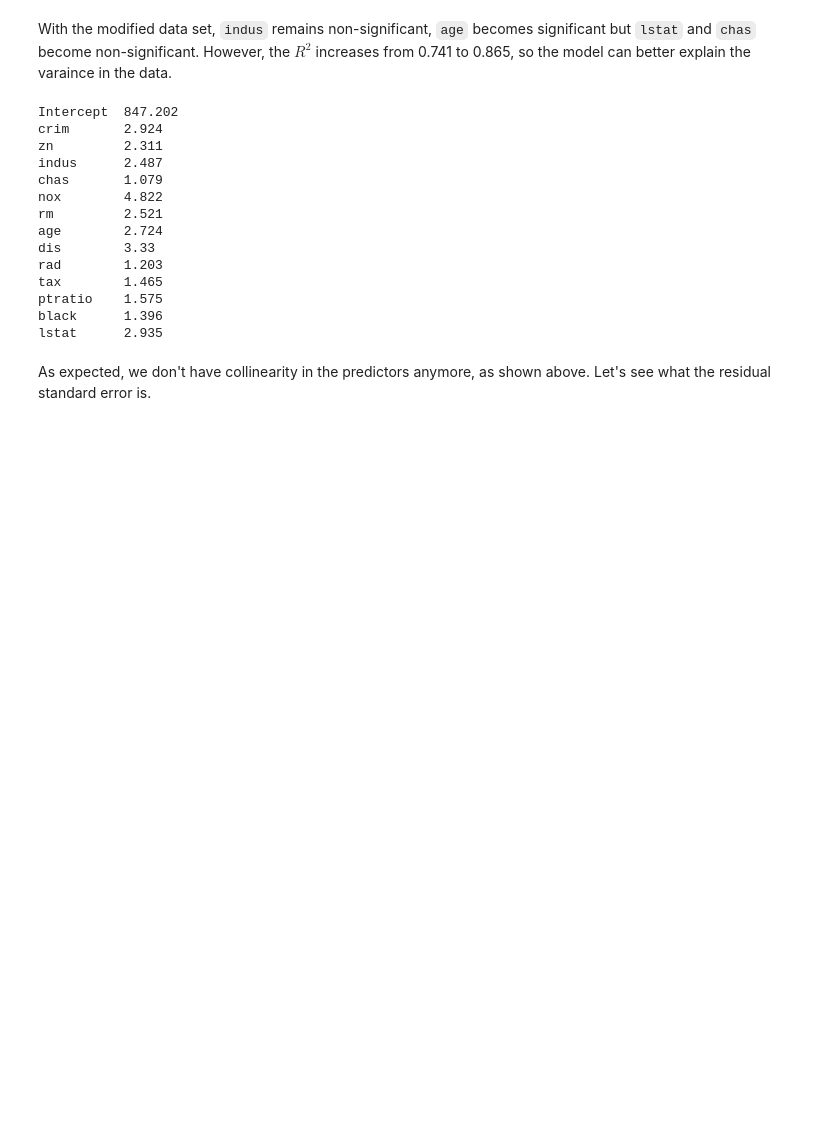
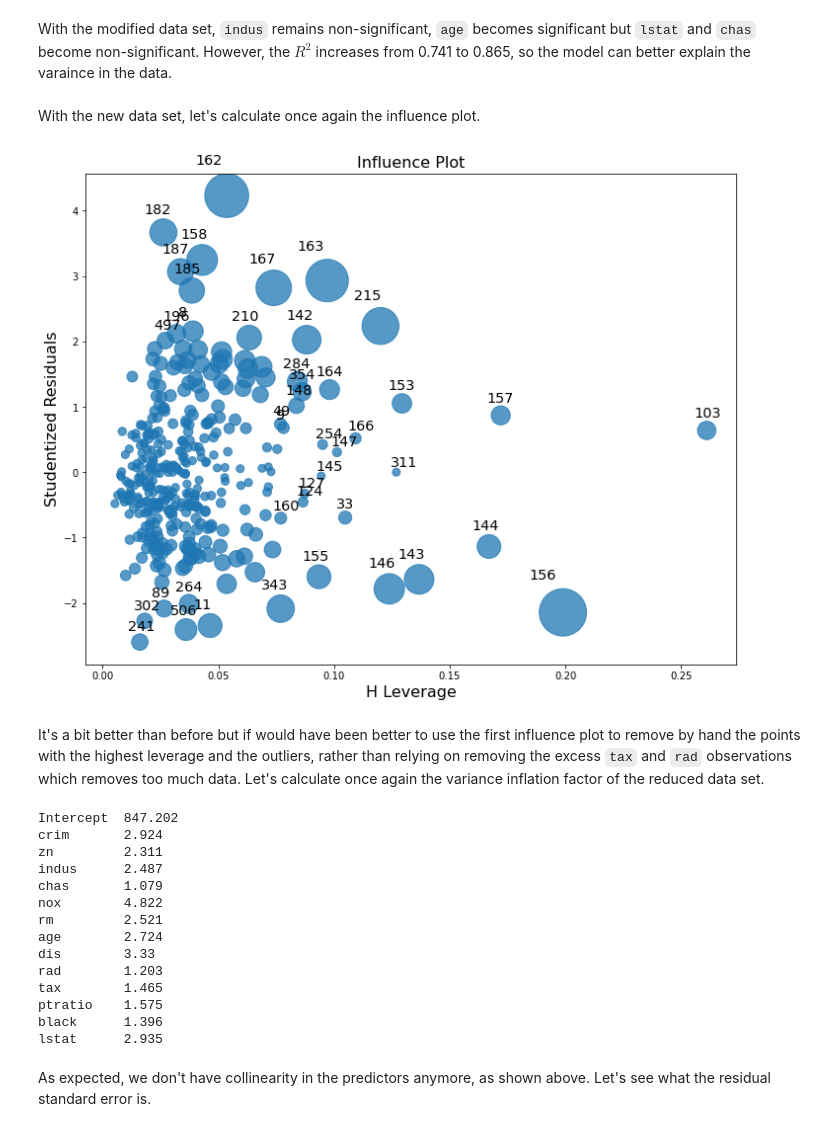
Before and after one commit to capac/ISLwR-python-code, a Jupyter notebook: chapter-3/Chapter 3. Linear Regression - Lab.ipynb, the cells around one changed output. Cells and saved outputs as stored; diff of their text form; code cells hidden in the pictures; blank space fills up the shorter version.

```diff
--- a/chapter-3/Chapter 3. Linear Regression - Lab.ipynb
+++ b/chapter-3/Chapter 3. Linear Regression - Lab.ipynb
@@ -253,6 +271,16 @@ Notes:
 strong multicollinearity or other numerical problems.
 # %% [markdown]
 With the modified data set, `indus` remains non-significant, `age` becomes significant but `lstat` and `chas` become non-significant. However, the $R^2$ increases from 0.741 to 0.865, so the model can better explain the varaince in the data.
+# %% [markdown]
+With the new data set, let's calculate once again the influence plot.
+# %%
+fig, axes = plt.subplots(figsize=(10, 8))
+sm.graphics.influence_plot(results, criterion="cooks", ax=axes)
+fig.tight_layout(pad=1.0)
+# %% [output]
+[figure, added]
+# %% [markdown]
+It's a bit better than before but if would have been better to use the first influence plot to remove by hand the points with the highest leverage and the outliers, rather than relying on removing the excess `tax` and `rad` observations which removes too much data. Let's calculate once again the variance inflation factor of the reduced data set.
 # %%
 from statsmodels.stats.outliers_influence import variance_inflation_factor
 for index, colname in enumerate(X.columns):
```
Also changed, not shown: parts of 13 cells of this notebook.
